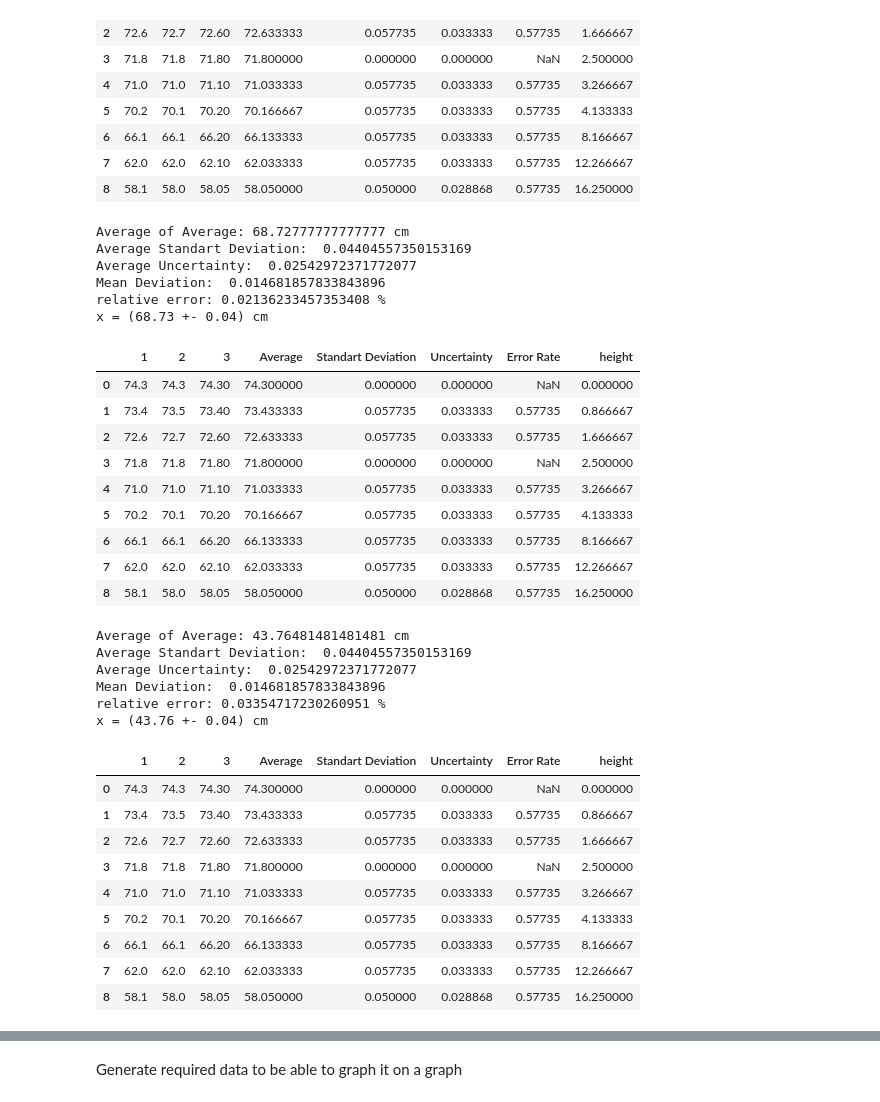
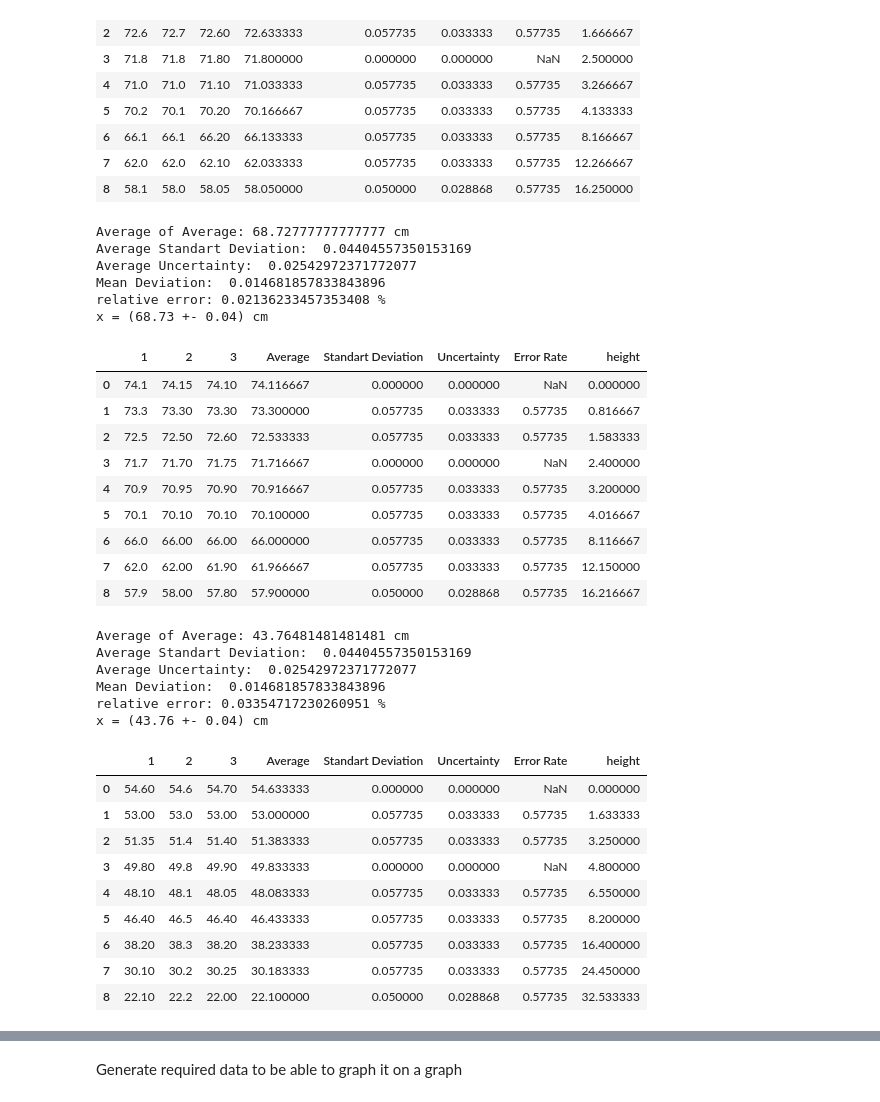
Before and after one commit to Timofey-Makhankov/IDAF-Tech, a Jupyter notebook: analysis/notebook.ipynb, the cells around one changed output, grey strips where cells are left out. Drawn from its saved outputs; the diff is of its cells as text; code cells hidden in the pictures.

```diff
--- a/analysis/notebook.ipynb
+++ b/analysis/notebook.ipynb
@@ -119,7 +119,7 @@ print(f"Average Uncertainty: ", avg_of_uncertainty)
 print(f"Mean Deviation: ", mean_deviation)
 print(f"relative error: {relative_error * 100} %")
 print(f"x = ({avg_of_average:.2f} +- {avg_of_deviation:.2f}) cm")
-spring_1_data
+spring_2_data
 # %% [output]
 Average of Average: 68.72777777777777 cm
 Average Standart Deviation:  0.04404557350153169
@@ -128,46 +128,46 @@ Mean Deviation:  0.014681857833843896
 relative error: 0.02136233457353408 %
 x = (68.73 +- 0.04) cm
 |  | 1 | 2 | 3 | Average | Standart Deviation | Uncertainty | Error Rate | height |
-| 0 | 74.3 | 74.3 | 74.30 | 74.300000 | 0.000000 | 0.000000 | NaN | 0.000000 |
-| 1 | 73.4 | 73.5 | 73.40 | 73.433333 | 0.057735 | 0.033333 | 0.57735 | 0.866667 |
-| 2 | 72.6 | 72.7 | 72.60 | 72.633333 | 0.057735 | 0.033333 | 0.57735 | 1.666667 |
-| 3 | 71.8 | 71.8 | 71.80 | 71.800000 | 0.000000 | 0.000000 | NaN | 2.500000 |
-| 4 | 71.0 | 71.0 | 71.10 | 71.033333 | 0.057735 | 0.033333 | 0.57735 | 3.266667 |
-| 5 | 70.2 | 70.1 | 70.20 | 70.166667 | 0.057735 | 0.033333 | 0.57735 | 4.133333 |
-| 6 | 66.1 | 66.1 | 66.20 | 66.133333 | 0.057735 | 0.033333 | 0.57735 | 8.166667 |
-| 7 | 62.0 | 62.0 | 62.10 | 62.033333 | 0.057735 | 0.033333 | 0.57735 | 12.266667 |
-| 8 | 58.1 | 58.0 | 58.05 | 58.050000 | 0.050000 | 0.028868 | 0.57735 | 16.250000 |
+| 0 | 74.1 | 74.15 | 74.10 | 74.116667 | 0.000000 | 0.000000 | NaN | 0.000000 |
+| 1 | 73.3 | 73.30 | 73.30 | 73.300000 | 0.057735 | 0.033333 | 0.57735 | 0.816667 |
+| 2 | 72.5 | 72.50 | 72.60 | 72.533333 | 0.057735 | 0.033333 | 0.57735 | 1.583333 |
+| 3 | 71.7 | 71.70 | 71.75 | 71.716667 | 0.000000 | 0.000000 | NaN | 2.400000 |
+| 4 | 70.9 | 70.95 | 70.90 | 70.916667 | 0.057735 | 0.033333 | 0.57735 | 3.200000 |
+| 5 | 70.1 | 70.10 | 70.10 | 70.100000 | 0.057735 | 0.033333 | 0.57735 | 4.016667 |
+| 6 | 66.0 | 66.00 | 66.00 | 66.000000 | 0.057735 | 0.033333 | 0.57735 | 8.116667 |
+| 7 | 62.0 | 62.00 | 61.90 | 61.966667 | 0.057735 | 0.033333 | 0.57735 | 12.150000 |
+| 8 | 57.9 | 58.00 | 57.80 | 57.900000 | 0.050000 | 0.028868 | 0.57735 | 16.216667 |
 # %%
 # Analysis for Springs in series
 avg_of_average = np.mean(spring_series_data['Average'])
 avg_of_deviation = np.mean(spring_series_data['Standart Deviation'])
 avg_of_uncertainty = np.mean(spring_series_data['Uncertainty'])
 mean_deviation = np.divide(avg_of_deviation, np.sqrt(9))
 relative_error = np.divide(mean_deviation, avg_of_average)
 print(f"Average of Average: {avg_of_average} cm")
 print(f"Average Standart Deviation: ", avg_of_deviation)
 print(f"Average Uncertainty: ", avg_of_uncertainty)
 print(f"Mean Deviation: ", mean_deviation)
 print(f"relative error: {relative_error * 100} %")
 print(f"x = ({avg_of_average:.2f} +- {avg_of_deviation:.2f}) cm")
-spring_1_data
+spring_series_data
 # %% [output]
 Average of Average: 43.76481481481481 cm
 Average Standart Deviation:  0.04404557350153169
 Average Uncertainty:  0.02542972371772077
 Mean Deviation:  0.014681857833843896
 relative error: 0.03354717230260951 %
 x = (43.76 +- 0.04) cm
 |  | 1 | 2 | 3 | Average | Standart Deviation | Uncertainty | Error Rate | height |
-| 0 | 74.3 | 74.3 | 74.30 | 74.300000 | 0.000000 | 0.000000 | NaN | 0.000000 |
-| 1 | 73.4 | 73.5 | 73.40 | 73.433333 | 0.057735 | 0.033333 | 0.57735 | 0.866667 |
-| 2 | 72.6 | 72.7 | 72.60 | 72.633333 | 0.057735 | 0.033333 | 0.57735 | 1.666667 |
-| 3 | 71.8 | 71.8 | 71.80 | 71.800000 | 0.000000 | 0.000000 | NaN | 2.500000 |
-| 4 | 71.0 | 71.0 | 71.10 | 71.033333 | 0.057735 | 0.033333 | 0.57735 | 3.266667 |
-| 5 | 70.2 | 70.1 | 70.20 | 70.166667 | 0.057735 | 0.033333 | 0.57735 | 4.133333 |
-| 6 | 66.1 | 66.1 | 66.20 | 66.133333 | 0.057735 | 0.033333 | 0.57735 | 8.166667 |
-| 7 | 62.0 | 62.0 | 62.10 | 62.033333 | 0.057735 | 0.033333 | 0.57735 | 12.266667 |
-| 8 | 58.1 | 58.0 | 58.05 | 58.050000 | 0.050000 | 0.028868 | 0.57735 | 16.250000 |
+| 0 | 54.60 | 54.6 | 54.70 | 54.633333 | 0.000000 | 0.000000 | NaN | 0.000000 |
+| 1 | 53.00 | 53.0 | 53.00 | 53.000000 | 0.057735 | 0.033333 | 0.57735 | 1.633333 |
+| 2 | 51.35 | 51.4 | 51.40 | 51.383333 | 0.057735 | 0.033333 | 0.57735 | 3.250000 |
+| 3 | 49.80 | 49.8 | 49.90 | 49.833333 | 0.000000 | 0.000000 | NaN | 4.800000 |
+| 4 | 48.10 | 48.1 | 48.05 | 48.083333 | 0.057735 | 0.033333 | 0.57735 | 6.550000 |
+| 5 | 46.40 | 46.5 | 46.40 | 46.433333 | 0.057735 | 0.033333 | 0.57735 | 8.200000 |
+| 6 | 38.20 | 38.3 | 38.20 | 38.233333 | 0.057735 | 0.033333 | 0.57735 | 16.400000 |
+| 7 | 30.10 | 30.2 | 30.25 | 30.183333 | 0.057735 | 0.033333 | 0.57735 | 24.450000 |
+| 8 | 22.10 | 22.2 | 22.00 | 22.100000 | 0.050000 | 0.028868 | 0.57735 | 32.533333 |
 # %%
 # Analysis for Springs in parallel
 avg_of_average = np.mean(spring_parallel_data['Average'])
```
Also changed, not shown: parts of 3 cells of this notebook, 3 other files.
